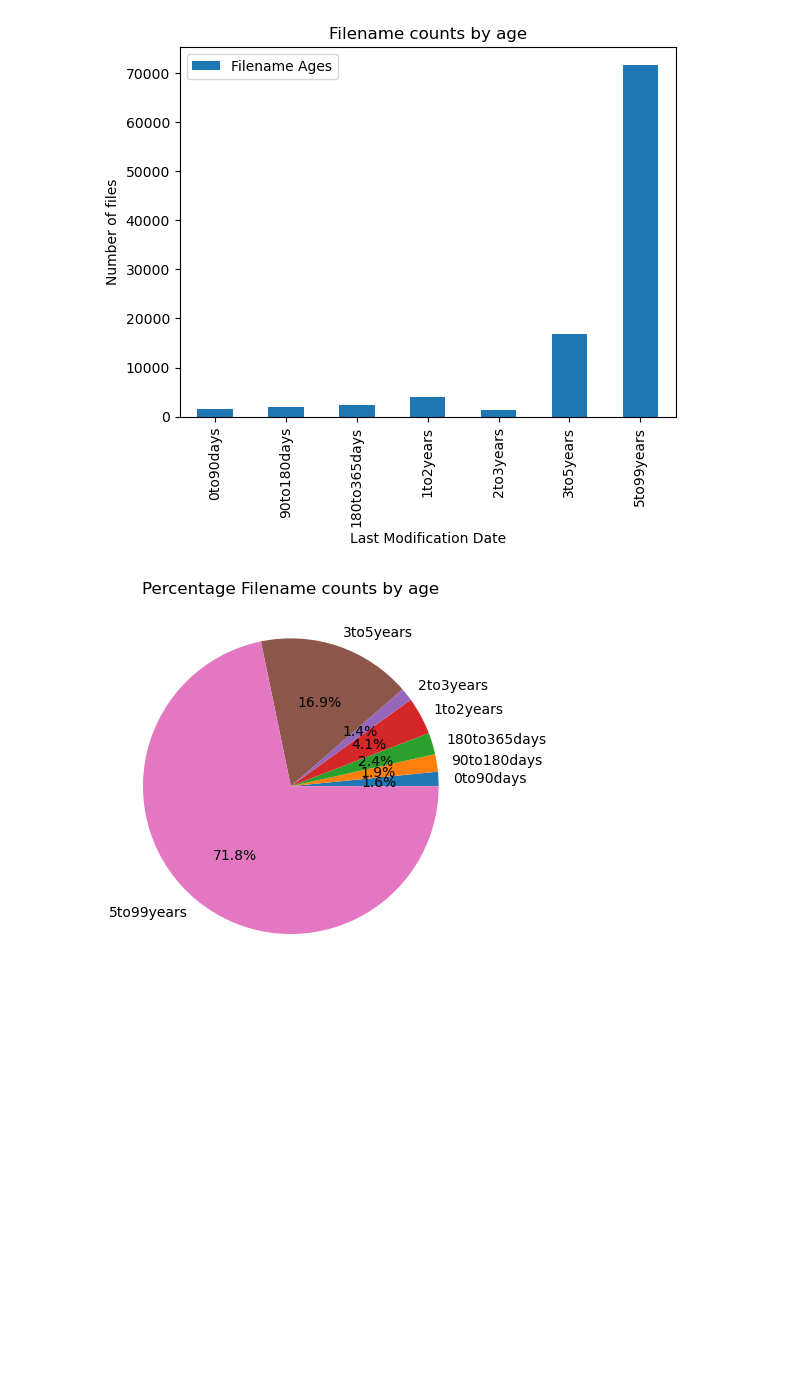
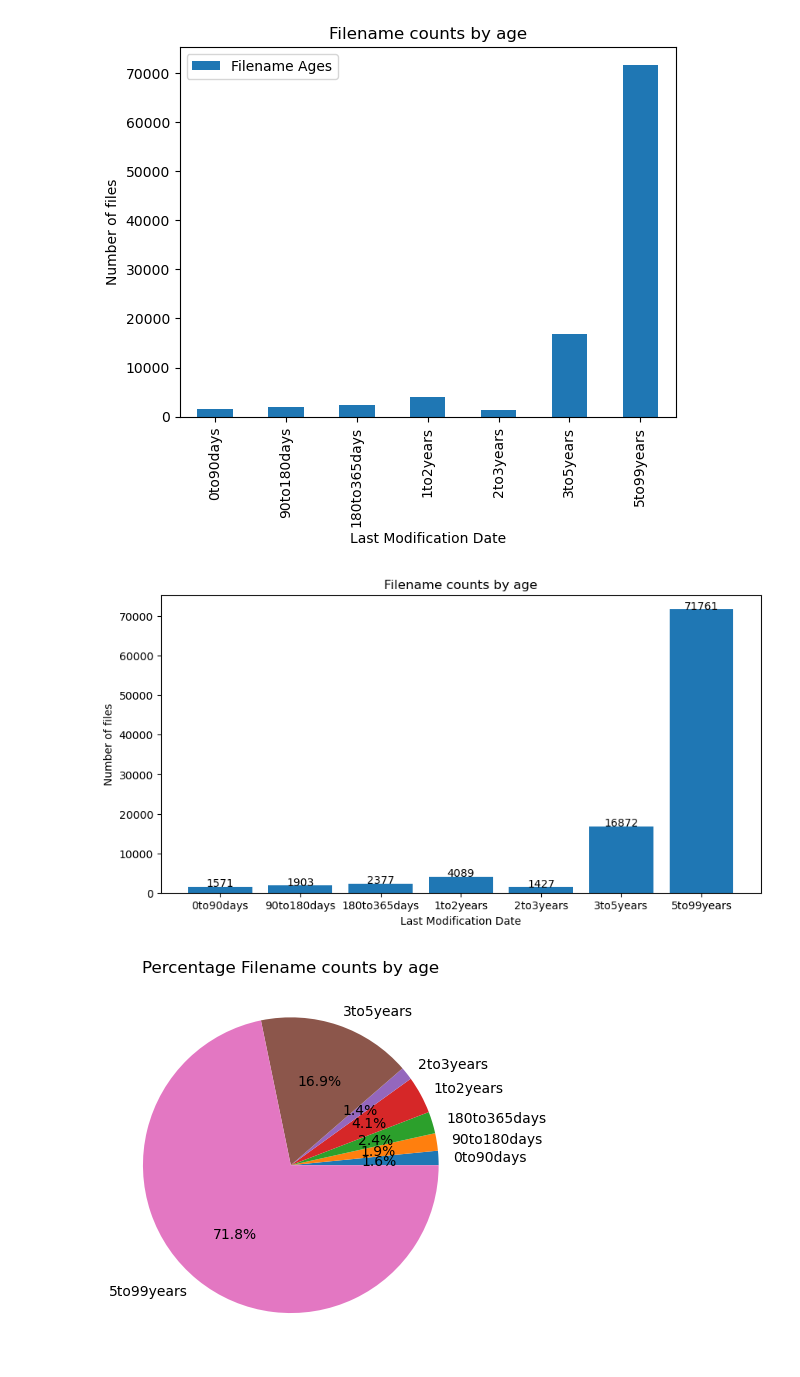
Before and after one commit to nickjeffrey/GetFileDetails, a Jupyter notebook: GetFileDetails.ipynb, the cells around one changed output. Drawn from its saved outputs; the diff is of its cells as text; code cells hidden in the pictures; blank space fills up the shorter version.

Commit message:
jupyter notebook to analyze CSV data

```diff
--- a/GetFileDetails.ipynb
+++ b/GetFileDetails.ipynb
@@ -11,8 +11,8 @@ import matplotlib.pyplot as plt
 # %% [markdown]
 # 2 - Load dataset into a Pandas DataFrame
 # %%
-#df = pd.read_csv('c:/temp/1/filenames.csv')
-df = pd.read_csv('https://raw.githubusercontent.com/nickjeffrey/GetFileDetails/filenames.csv')
+#df = pd.read_csv('c:/temp/filenames.csv')
+df = pd.read_csv('https://raw.githubusercontent.com/nickjeffrey/GetFileDetails/main/filenames.csv')
 # %%
 # look at the top few rows of the data to confirm the labels are correct
 df.head()
@@ -270,6 +270,40 @@ plotdata.plot(kind="bar",title="Filename counts by age",xlabel="Last Modificatio
 # %% [output]
 <AxesSubplot:title={'center':'Filename counts by age'}, xlabel='Last Modification Date', ylabel='Number of files'>
 [figure]
+# %%
+# create a better bar chart than the previous step by including value labels for each column
+
+# function to add value labels
+def addlabels(x,y):
+    for i in range(len(x)):
+        plt.text(i, y[i], y[i], ha = 'center')
+
+if __name__ == '__main__':
+
+    # creating data on which bar chart will be plot
+    x = "0to90days", "90to180days", "180to365days", "1to2years", "2to3years", "3to5years", "5to99years"
+    y = [len(age0to90days), len(age90to180days), len(age180to365days), len(age1to2years), len(age2to3years), len(age3to5years), len(age5to99years)]
+
+    # setting figure size by using figure() function
+    plt.figure(figsize = (10, 5))
+
+    # making the bar chart on the data
+    plt.bar(x, y)
+
+    # calling the function to add value labels
+    addlabels(x, y)
+
+    # giving title to the plot
+    plt.title("Filename counts by age")
+
+    # giving X and Y labels
+    plt.xlabel("Last Modification Date")
+    plt.ylabel("Number of files")
+
+    # visualizing the plot
+    plt.show()
+# %% [output]
+[figure, added]
 # %%
 # create pie chart using the same data as the previous bar chart
 
```
Also changed, not shown: parts of 14 cells of this notebook.
